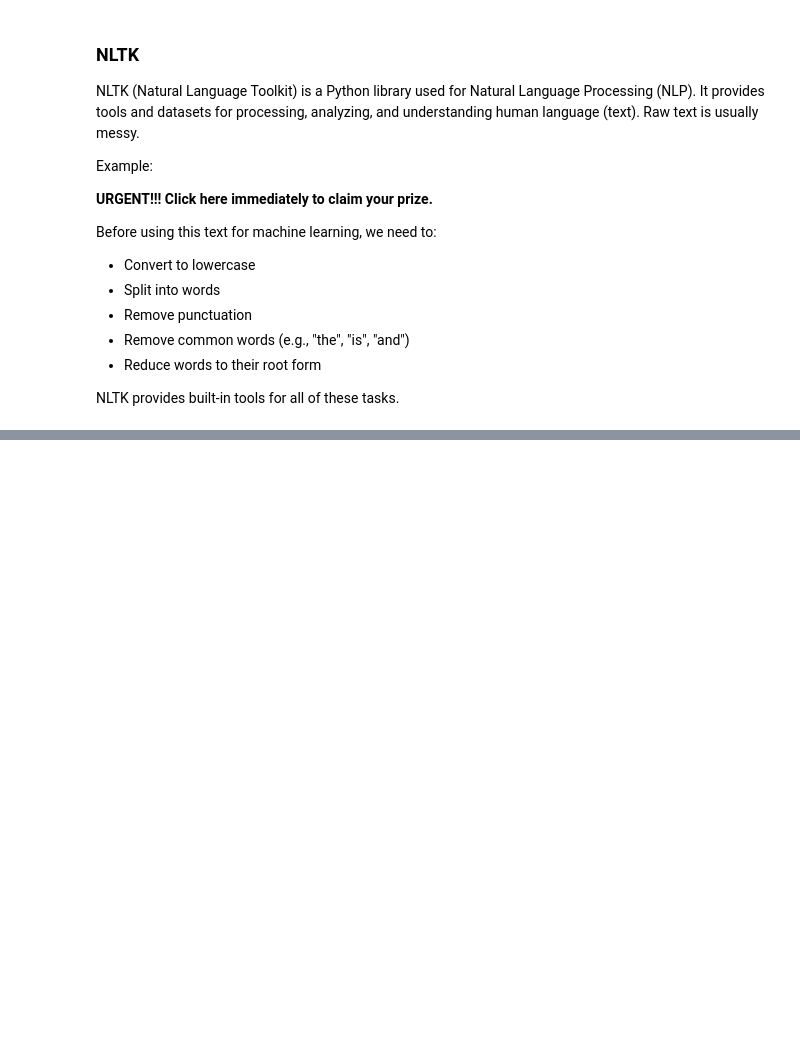
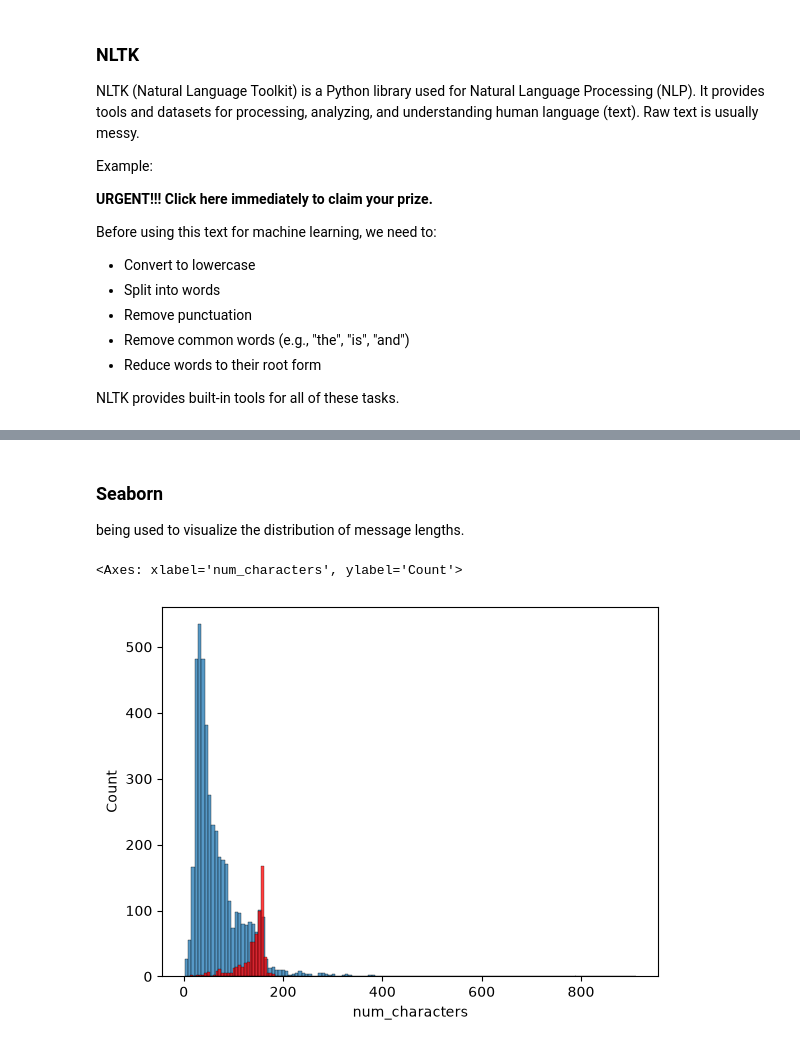
Before and after one commit to ShitalDhakal/PhishGuard, a Jupyter notebook: analyzer/services/ml_classifier.ipynb, the cells around one changed output, grey strips where cells are left out. Drawn from its saved outputs; the diff is of its cells as text; code cells hidden in the pictures; blank space fills up the shorter version.

```diff
--- a/analyzer/services/ml_classifier.ipynb
+++ b/analyzer/services/ml_classifier.ipynb
@@ -221,0 +245,3 @@ import nltk
+# %%
+# Create a new column 'num_characters' containing the number of characters in each message.
+df['num_characters'] = df['Message'].apply(len)
@@ -221,0 +259,12 @@ import nltk
+# %%
+# apply() runs a function on every row in the column.
+# x represent one message at a time. Eg: x = "Hello, how are you?"
+# nltk.word_tokenize(x) : This splits the message into individual tokens (words and punctuation).
+''' Eg:
+x = "Hello, how are you?"
+To ['Hello', ',', 'how', 'are', 'you', '?']
+len() => Counts how many tokens are returned.
+'''
+df['num_words'] = df['Message'].apply(lambda x : len(nltk.wordpunct_tokenize(x)))
+
+# Also create a new column 'num_words' containing the number of words in each message.
@@ -221,0 +282,3 @@ import nltk
+# %%
+
+df['num_sentences'] = df['Message'].apply(lambda x : len(nltk.sent_tokenize(x)))
@@ -221,0 +347,3 @@ import nltk
+# %% [markdown]
+### Seaborn
+being used to visualize the distribution of message lengths.
@@ -221,0 +352,7 @@ import nltk
+# %%
+# Compare and plot the distribution of character counts for ham and spam messages.
+sns.histplot(df[df['label'] == 0]['num_characters'])
+sns.histplot(df[df['label'] == 1]['num_characters'],color='Red')
+# %% [output]
+<Axes: xlabel='num_characters', ylabel='Count'>
+[figure, added]
```
Also changed, not shown: parts of 20 cells of this notebook.
